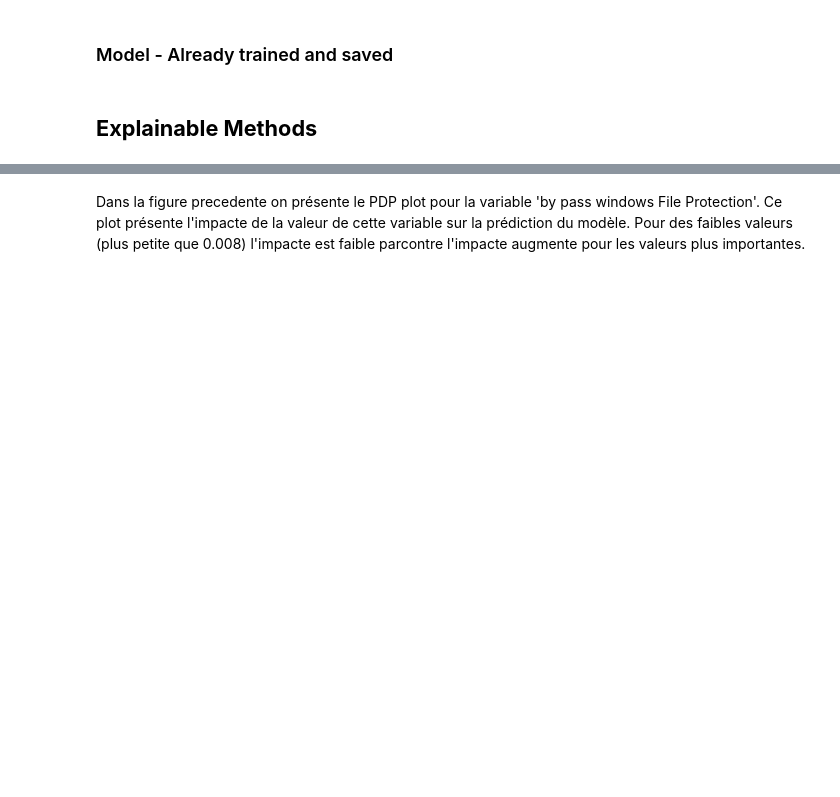
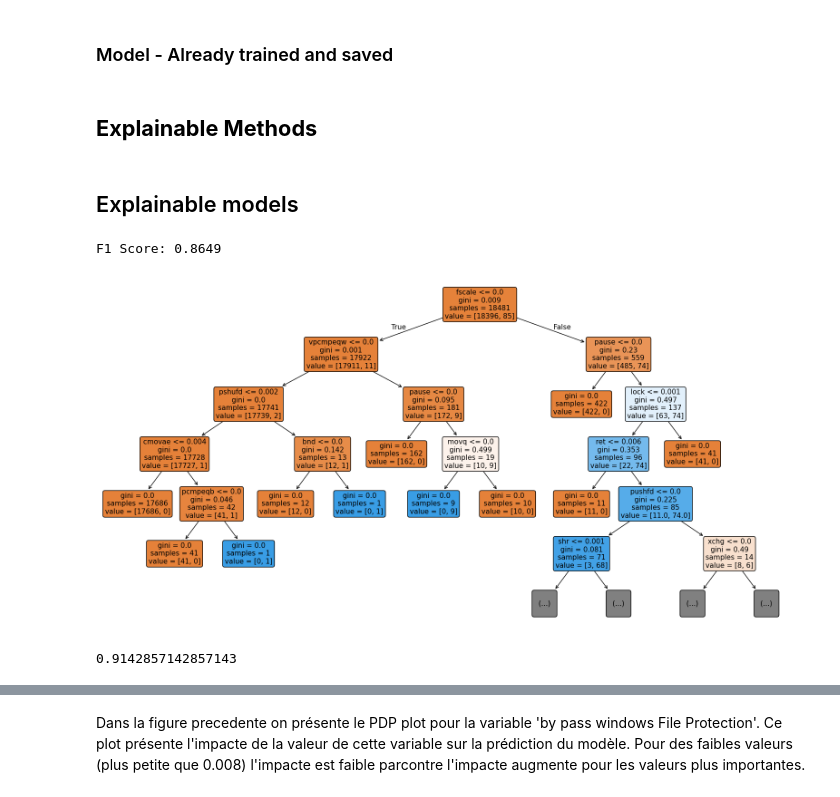
Before and after one commit to Michel93DM/XAI_methods, a Jupyter notebook: Notebooks/CyberSecurity.ipynb, the cells around one changed output, grey strips where cells are left out. Cells and saved outputs as stored; diff of their text form; code cells hidden in the pictures; blank space fills up the shorter version.

```diff
--- a/Notebooks/CyberSecurity.ipynb
+++ b/Notebooks/CyberSecurity.ipynb
@@ -100,8 +99,12 @@ warnings.filterwarnings('ignore')
 # %% [markdown]
 ### Dataset - Sorbonne Data Challenge
 # %%
-X_train = pd.read_csv('../dataset_CyberSecurtiy/x_train.csv', index_col= 0)
-X_test = pd.read_csv('../dataset_CyberSecurtiy/x_test.csv', index_col= 0)
+X_train = pd.read_csv('../dataset_CyberSecurity/x_train.csv', index_col= 0)
+X_test = pd.read_csv('../dataset_CyberSecurity/x_test.csv', index_col= 0)
 
-y_train = pd.read_csv('../dataset_CyberSecurtiy/y_train.csv', index_col= 0)
-y_test = pd.read_csv('../dataset_CyberSecurtiy/y_test.csv', index_col= 0)
+y_train = pd.read_csv('../dataset_CyberSecurity/y_train.csv', index_col= 0)
+y_test = pd.read_csv('../dataset_CyberSecurity/y_test.csv', index_col= 0)
+
+model_to_test = "bypass Windows File Protection"
+y_test = y_test[model_to_test]
+y_train = y_train[model_to_test]
@@ -114,2 +144,40 @@ with open(filename, 'rb') as file:
 # %% [markdown]
 ## **Explainable Methods**
+# %% [markdown]
+## Explainable models
+# %%
+from sklearn.tree import DecisionTreeClassifier
+from sklearn.metrics import f1_score
+
+# Modèles à tester
+tree_model = DecisionTreeClassifier(random_state=0)
+
+tree_model.fit(X_train, y_train)
+
+y_pred_tree = tree_model.predict(X_test)
+f1 = f1_score(y_test, y_pred_tree)
+print(f"F1 Score: {f1:.4f}")
+# %% [output]
+F1 Score: 0.8649
+# %%
+from sklearn.tree import plot_tree
+
+plt.figure(figsize=(20,10))
+plot_tree(tree_model, feature_names=X_train.columns, filled=True, rounded=True, max_depth=5)
+plt.show()
+# %% [output]
+[figure, added]
+# %%
+from interpret.glassbox import ExplainableBoostingClassifier
+
+ebm = ExplainableBoostingClassifier()
+ebm.fit(X_train, y_train)
+
+# Prédiction des classes sur le jeu de test
+y_pred = ebm.predict(X_test)
+
+# Calcul du F1-score
+score = f1_score(y_test, y_pred)
+print(score)
+# %% [output]
+0.9142857142857143
```
Also changed, not shown: parts of 37 cells of this notebook.
